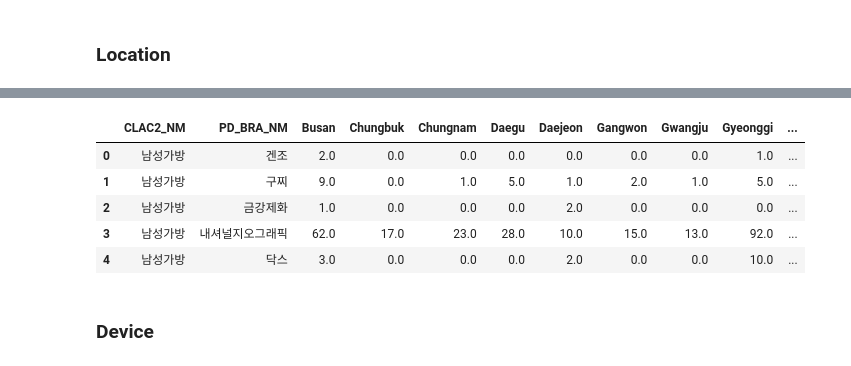
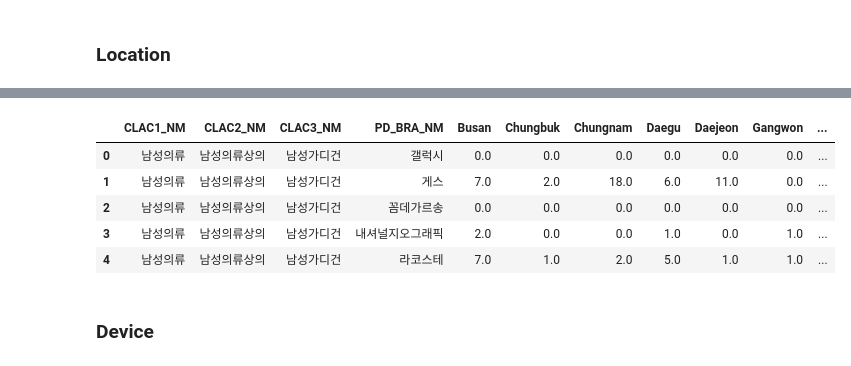
Before and after one commit to doohong91/Luxury-Consumption-Trend, a Jupyter notebook: 데이터셋 만들기/lotte_dataset.ipynb, the cells around one changed output, grey strips where cells are left out. Saved outputs shown, nothing was run; the diff lists cells and outputs as text; code cells hidden in the pictures.

```diff
--- a/데이터셋 만들기/lotte_dataset.ipynb
+++ b/데이터셋 만들기/lotte_dataset.ipynb
@@ -91,0 +92,4 @@ prod_mast = prod_mast[prod_mast['CLAC1_NM'].isin(cate_list)]
+# %%
+mp1 = pd.read_csv("gdrive/My Drive/공모전/Lpoint/명품 골라내기/lotte_luxury_list.csv")
+brand_lotte = list(mp1['BRA_NM'])
+len(brand_lotte)
@@ -91,0 +98,6 @@ prod_mast = prod_mast[prod_mast['CLAC1_NM'].isin(cate_list)]
+# %%
+mp2 = pd.read_csv('gdrive/My Drive/공모전/Lpoint/명품 골라내기/my_luxury_list.csv')
+brands = brand_lotte
+brands.extend(mp2['title'])
+brands = list(set(brands))
+len(brands)
@@ -271,7 +273,7 @@ memory usage: 99.4+ MB
 # %% [markdown]
 ### Location
 # %%
-g_pms_l = pms.groupby(['CLAC2_NM','PD_BRA_NM','ZON_NM']).agg({'CLNT_ID':'count'}).reset_index()
+g_pms_l = pms.groupby(['CLAC1_NM','CLAC2_NM','CLAC3_NM','PD_BRA_NM','ZON_NM']).agg({'CLNT_ID':'count'}).reset_index()
 g_pms_l.info()
 # %% [output]
 <class 'pandas.core.frame.DataFrame'>
@@ -286,4 +290,4 @@ memory usage: 423.1+ KB
 # %%
-df_pms_l = g_pms_l.pivot_table(values='CLNT_ID',index=['CLAC2_NM','PD_BRA_NM'],columns='ZON_NM').fillna(0).reset_index()
+df_pms_l = g_pms_l.pivot_table(values='CLNT_ID',index=['CLAC1_NM','CLAC2_NM','CLAC3_NM','PD_BRA_NM'],columns='ZON_NM').fillna(0).reset_index()
 df_pms_l.head()
 # %% [output]
@@ -296,16 +300,16 @@ df_pms_l.head()
 # %%
-df_pms_l.columns = ['CLAC2_NM', 'PD_BRA_NM', 'Busan', 'Chungbuk',
+df_pms_l.columns = ['CLAC1_NM','CLAC2_NM','CLAC3_NM', 'PD_BRA_NM', 'Busan', 'Chungbuk',
        'Chungnam', 'Daegu', 'Daejeon', 'Gangwon', 'Gwangju',
        'Gyeonggi', 'Gyeongbu', 'Gyeongnam', 'Incheon',
        'Jeju', 'Jeonbuk', 'Jeonnam', 'Seoul', 'Ulsan']
 df_pms_l.head()
 # %% [output]
-|  | CLAC2_NM | PD_BRA_NM | Busan | Chungbuk | Chungnam | Daegu | Daejeon | Gangwon | Gwangju | Gyeonggi | ... |
-| 0 | 남성가방 | 겐조 | 2.0 | 0.0 | 0.0 | 0.0 | 0.0 | 0.0 | 0.0 | 1.0 | ... |
-| 1 | 남성가방 | 구찌 | 9.0 | 0.0 | 1.0 | 5.0 | 1.0 | 2.0 | 1.0 | 5.0 | ... |
-| 2 | 남성가방 | 금강제화 | 1.0 | 0.0 | 0.0 | 0.0 | 2.0 | 0.0 | 0.0 | 0.0 | ... |
-| 3 | 남성가방 | 내셔널지오그래픽 | 62.0 | 17.0 | 23.0 | 28.0 | 10.0 | 15.0 | 13.0 | 92.0 | ... |
-| 4 | 남성가방 | 닥스 | 3.0 | 0.0 | 0.0 | 0.0 | 2.0 | 0.0 | 0.0 | 10.0 | ... |
+|  | CLAC1_NM | CLAC2_NM | CLAC3_NM | PD_BRA_NM | Busan | Chungbuk | Chungnam | Daegu | Daejeon | Gangwon | ... |
+| 0 | 남성의류 | 남성의류상의 | 남성가디건 | 갤럭시 | 0.0 | 0.0 | 0.0 | 0.0 | 0.0 | 0.0 | ... |
+| 1 | 남성의류 | 남성의류상의 | 남성가디건 | 게스 | 7.0 | 2.0 | 18.0 | 6.0 | 11.0 | 0.0 | ... |
+| 2 | 남성의류 | 남성의류상의 | 남성가디건 | 꼼데가르송 | 0.0 | 0.0 | 0.0 | 0.0 | 0.0 | 0.0 | ... |
+| 3 | 남성의류 | 남성의류상의 | 남성가디건 | 내셔널지오그래픽 | 2.0 | 0.0 | 0.0 | 1.0 | 0.0 | 1.0 | ... |
+| 4 | 남성의류 | 남성의류상의 | 남성가디건 | 라코스테 | 7.0 | 1.0 | 2.0 | 5.0 | 1.0 | 1.0 | ... |
 # %% [markdown]
 ### Device
 # %%
```
Also changed, not shown: parts of 27 cells of this notebook, 9 other files.
